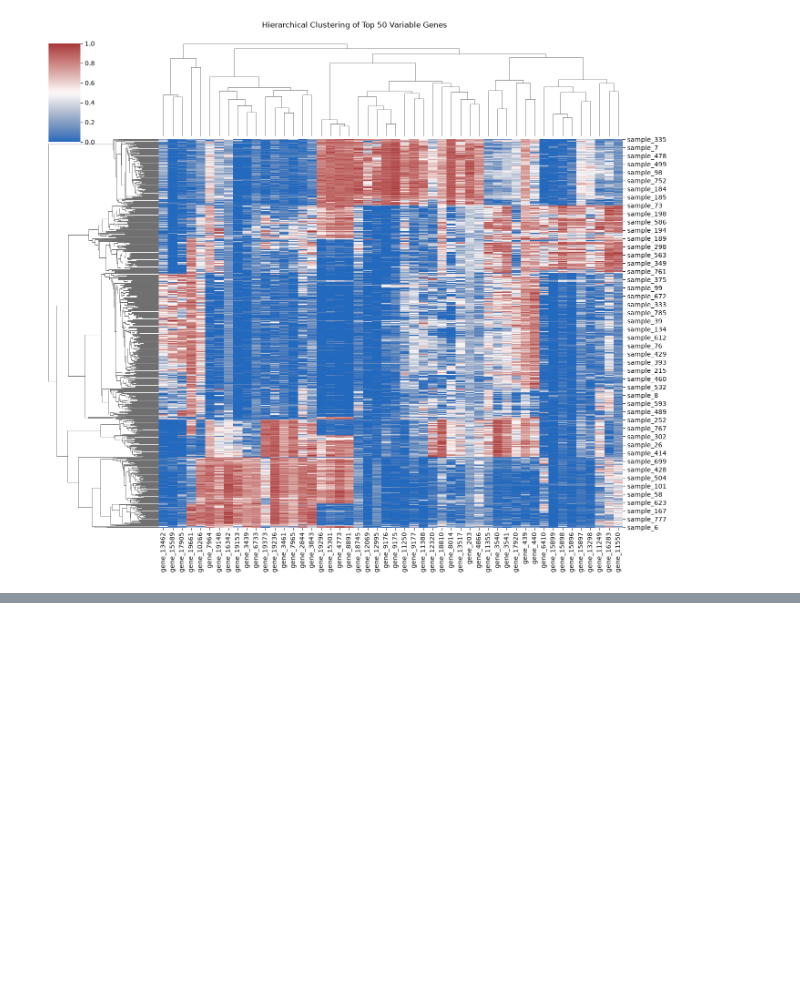
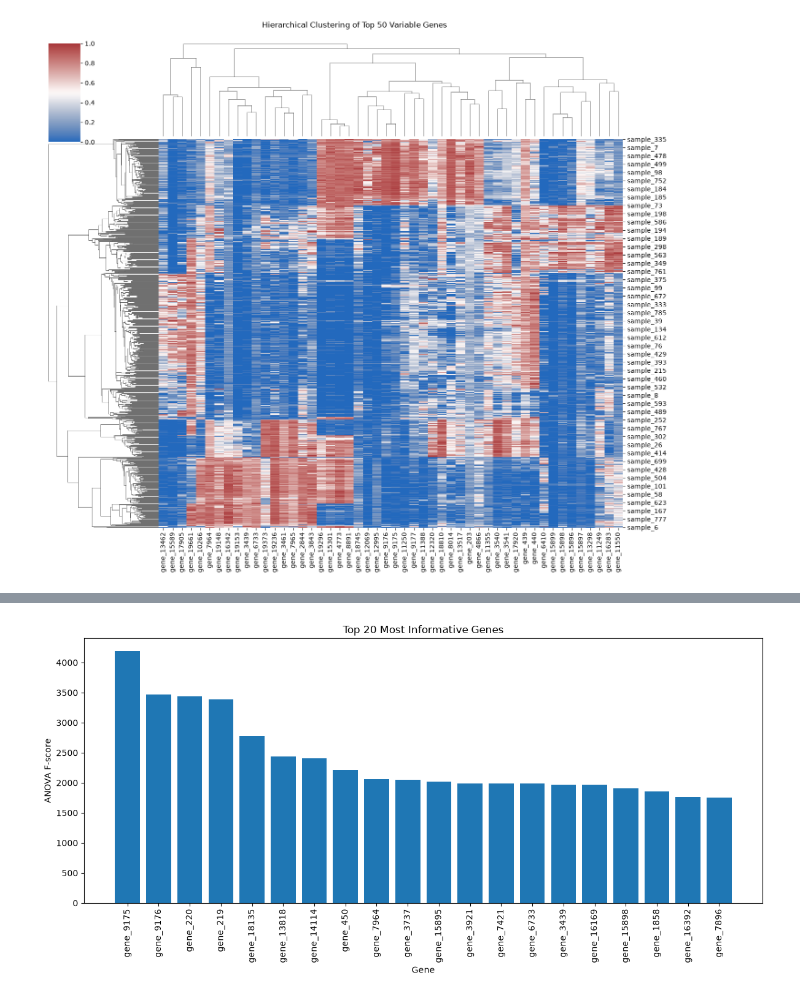
Before and after one commit to arahandoshi/computational-biology-cancer-classification, a Jupyter notebook: notebooks/03_EDA.ipynb, the cells around one changed output, grey strips where cells are left out. Cells and saved outputs as stored; diff of their text form; code cells hidden in the pictures; blank space fills up the shorter version.

```diff
--- a/notebooks/03_EDA.ipynb
+++ b/notebooks/03_EDA.ipynb
@@ -424,0 +514,14 @@ plt.close()
+# %%
+#10 most informative gene values.
+
+feature_scores = pd.DataFrame({
+    "Gene": expression_df.columns,
+    "F_score": selector.scores_
+})
+
+feature_scores = feature_scores.sort_values(
+    by="F_score",
+    ascending=False
+)
+
+feature_scores.head(10)
@@ -424,0 +540,34 @@ plt.close()
+# %%
+plt.figure(figsize=(12,6))
+
+top20 = feature_scores.head(20)
+
+plt.bar(
+    top20["Gene"],
+    top20["F_score"]
+)
+
+plt.xticks(rotation=90)
+
+plt.xlabel("Gene")
+plt.ylabel("ANOVA F-score")
+
+plt.title("Top 20 Most Informative Genes")
+
+plt.tight_layout()
+
+plt.savefig(
+    "../results/figures/eda/top20_informative_genes.png",
+    dpi=300,
+    bbox_inches="tight"
+)
+
+plt.savefig(
+    "../results/figures/eda/top20_informative_genes.pdf",
+    bbox_inches="tight"
+)
+
+plt.show()
+plt.close()
+# %% [output]
+[figure, added]
```
Also changed, not shown: parts of 12 cells of this notebook, 8 other files.
